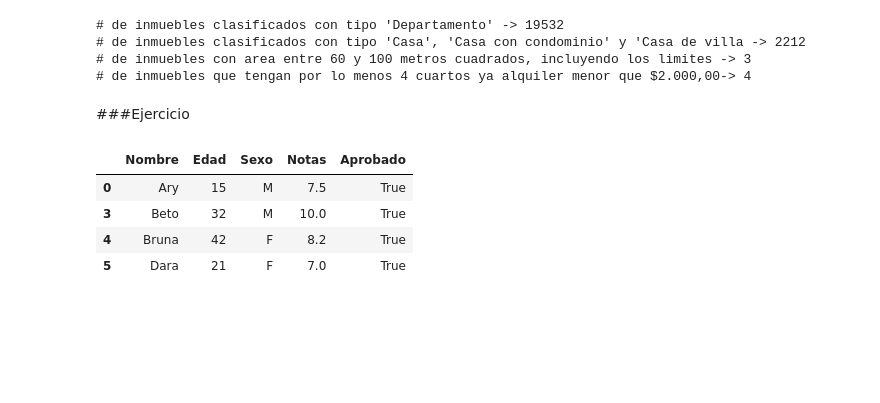
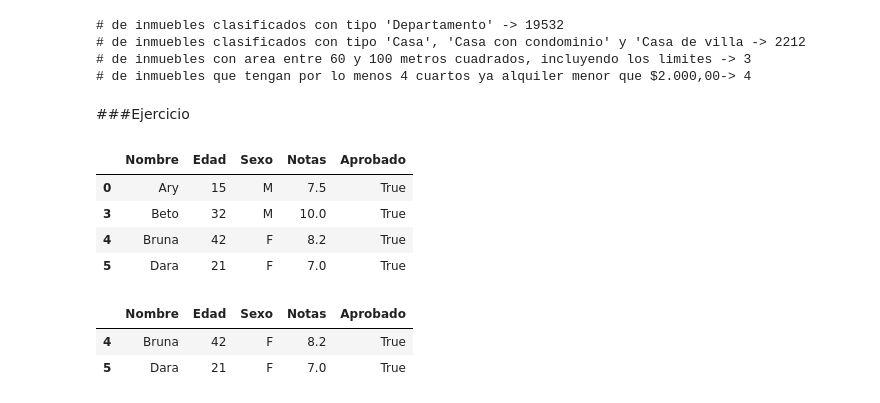
Before and after one commit to AdrianCPC/Data_analysis_rentals, a Jupyter notebook: Base_de_Datos.ipynb, the cells around one changed output. Cells and saved outputs as stored; diff of their text form; code cells hidden in the pictures; blank space fills up the shorter version.

```diff
--- a/Base_de_Datos.ipynb
+++ b/Base_de_Datos.ipynb
@@ -619,3 +619,11 @@ aprobados
 | 3 | Beto | 32 | M | 10.0 | True |
 | 4 | Bruna | 42 | F | 8.2 | True |
 | 5 | Dara | 21 | F | 7.0 | True |
+# %%
+seleccion_2 = (alumnos.Aprobado == True) & (alumnos.Sexo == 'F')
+aprobadas = alumnos[seleccion_2]
+aprobadas
+# %% [output]
+|  | Nombre | Edad | Sexo | Notas | Aprobado |
+| 4 | Bruna | 42 | F | 8.2 | True |
+| 5 | Dara | 21 | F | 7.0 | True |
```
Also changed, not shown: parts of 1 cell of this notebook.
